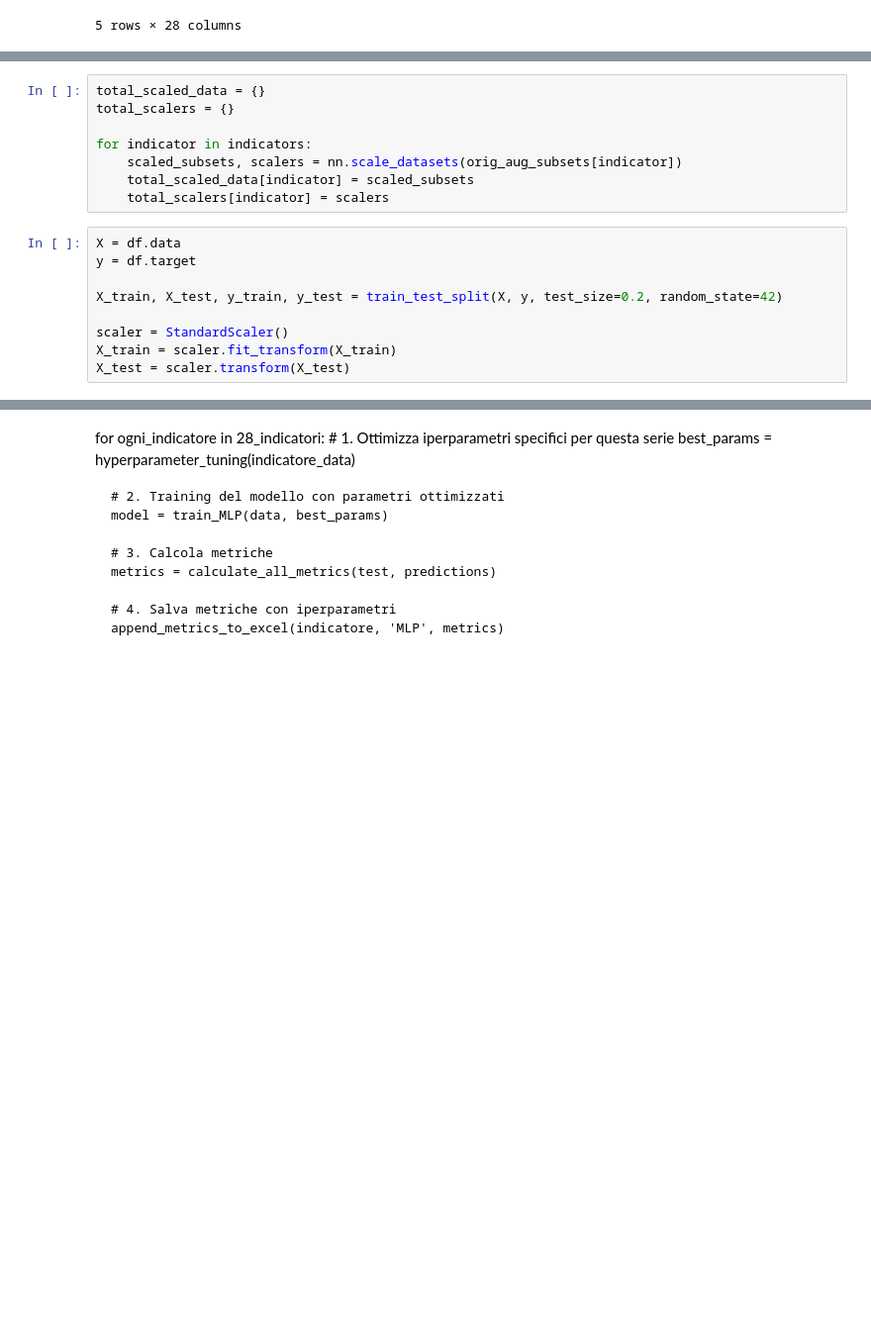
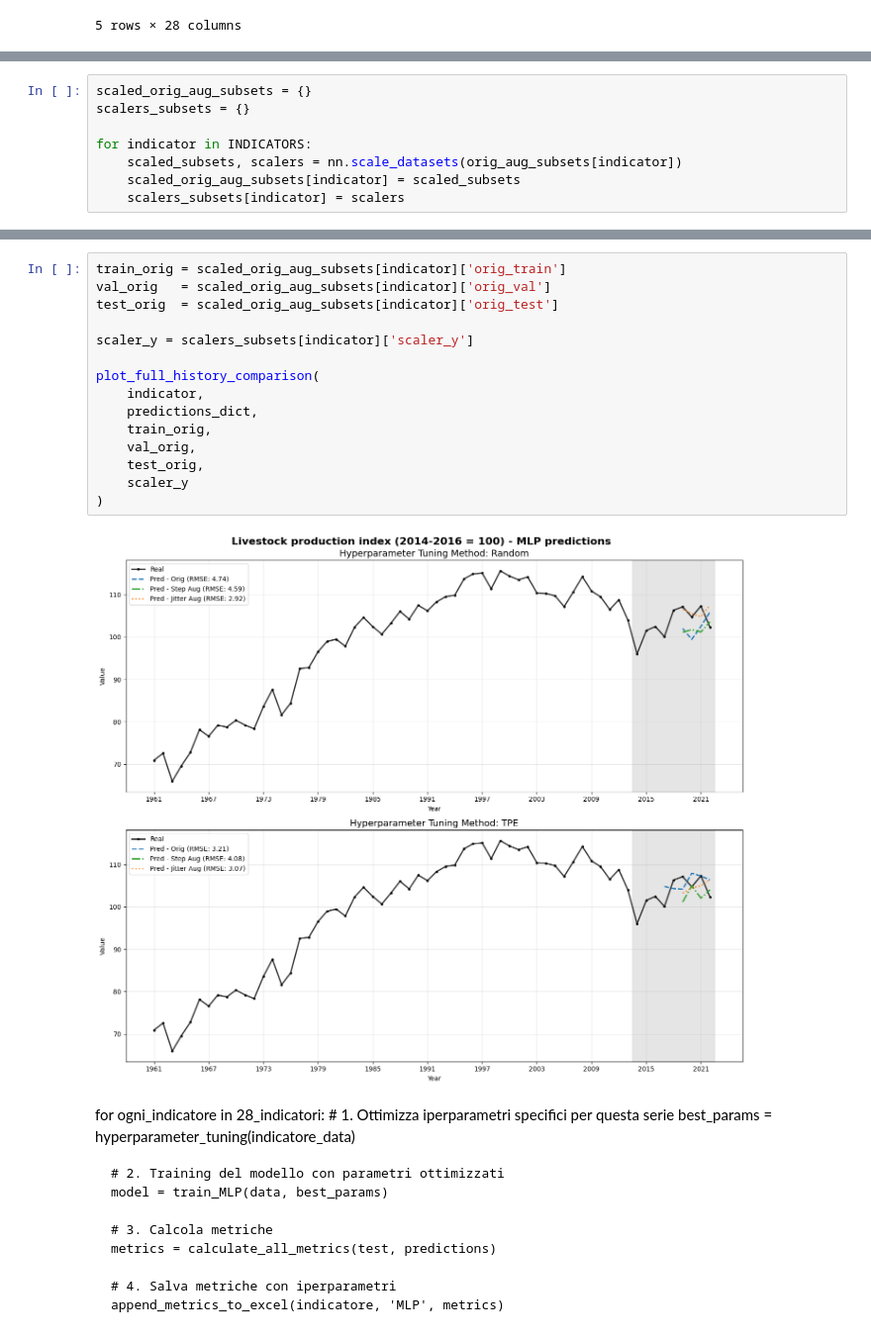
Before and after one commit to ginevraoldani/timeseries-forecasting-on-rural-development, a Jupyter notebook: 09_2_hyperparam_tuning_MLP.ipynb, the cells around one changed output, grey strips where cells are left out. Shown: that part at 99% size. Saved outputs shown, nothing was run; the diff lists cells and outputs as text; blank space fills up the shorter version.

```diff
--- a/09_2_hyperparam_tuning_MLP.ipynb
+++ b/09_2_hyperparam_tuning_MLP.ipynb
@@ -90,17 +94,8 @@ Test:  2014-2022 (9 obs)
 # %%
-total_scaled_data = {}
-total_scalers = {}
+scaled_orig_aug_subsets = {}
+scalers_subsets = {}
 
-for indicator in indicators:
+for indicator in INDICATORS:
     scaled_subsets, scalers = nn.scale_datasets(orig_aug_subsets[indicator])
-    total_scaled_data[indicator] = scaled_subsets
-    total_scalers[indicator] = scalers
+    scaled_orig_aug_subsets[indicator] = scaled_subsets
+    scalers_subsets[indicator] = scalers
-# %%
-X = df.data
-y = df.target
-
-X_train, X_test, y_train, y_test = train_test_split(X, y, test_size=0.2, random_state=42)
-
-scaler = StandardScaler()
-X_train = scaler.fit_transform(X_train)
-X_test = scaler.transform(X_test)
@@ -207,3 +442,20 @@ def run_framework():
+# %%
+train_orig = scaled_orig_aug_subsets[indicator]['orig_train']
+val_orig   = scaled_orig_aug_subsets[indicator]['orig_val']
+test_orig  = scaled_orig_aug_subsets[indicator]['orig_test']
+
+scaler_y = scalers_subsets[indicator]['scaler_y']
+
+plot_full_history_comparison(
+    indicator,
+    predictions_dict,
+    train_orig,
+    val_orig,
+    test_orig,
+    scaler_y
+)
+# %% [output]
+[figure, added]
 # %% [markdown]
 for ogni_indicatore in 28_indicatori:
     # 1. Ottimizza iperparametri specifici per questa serie
```
Also changed, not shown: parts of 14 cells of this notebook, 8 other files.
